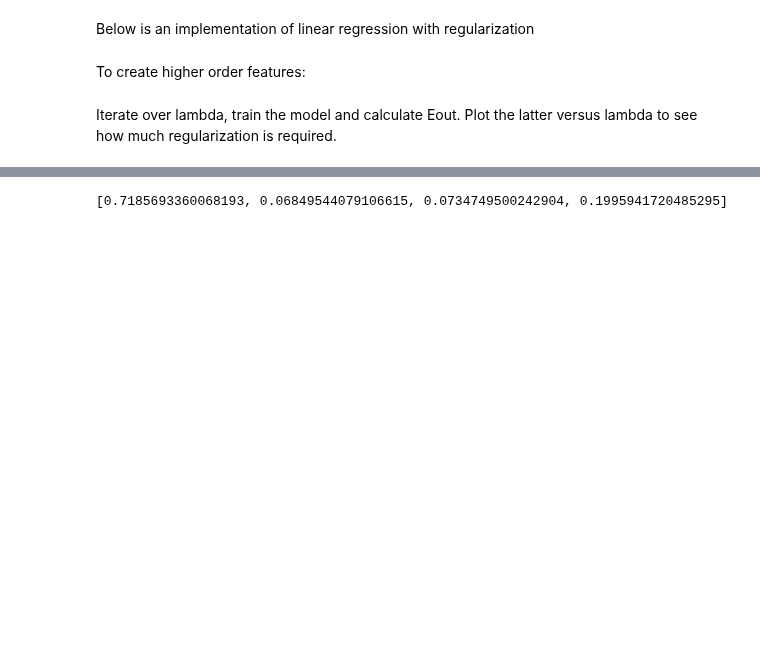
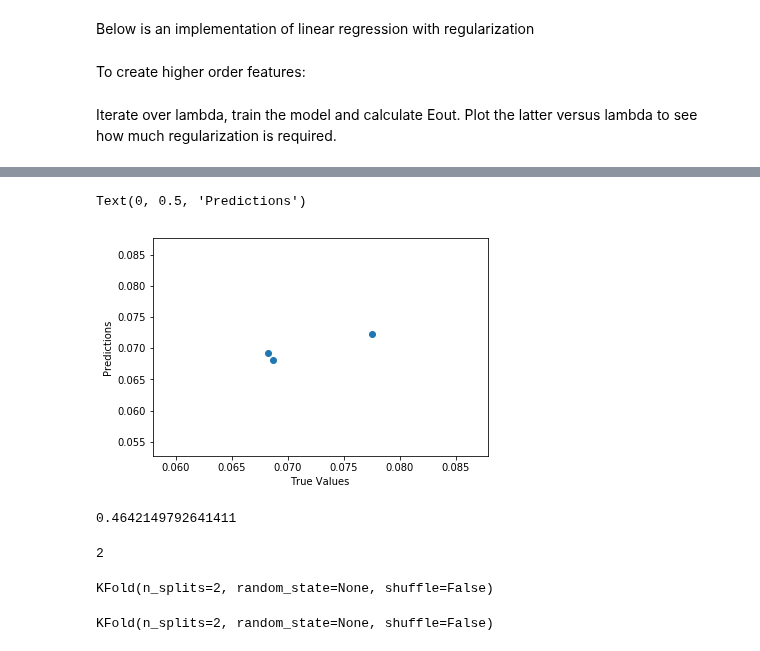
Before and after one commit to vipulpopat/MSCAI_Sem1_Etivity4, a Jupyter notebook: Etivity4_18203485CE6002.ipynb, the cells around one changed output, grey strips where cells are left out. Saved outputs shown, nothing was run; the diff lists cells and outputs as text; code cells hidden in the pictures; blank space fills up the shorter version.

```diff
--- a/Etivity4_18203485CE6002.ipynb
+++ b/Etivity4_18203485CE6002.ipynb
@@ -93,0 +119,12 @@ for l in lambdas:
+# %%
+plt.scatter(y_test, predictions)
+plt.xlabel('True Values')
+plt.ylabel('Predictions')
+# %% [output]
+Text(0, 0.5, 'Predictions')
+[figure, added]
+# %%
+linreg_score = model.score(X_test.reshape(-1,1), y_test)
+print(linreg_score)
+# %% [output]
+0.4642149792641411
@@ -94,4 +133,12 @@ for l in lambdas:
+# %%
+k_fold.get_n_splits(X)
+# %% [output]
+2
 # %%
-print(ein)
+print(k_fold)
 # %% [output]
-[0.7185693360068193, 0.06849544079106615, 0.0734749500242904, 0.1995941720485295]
+KFold(n_splits=2, random_state=None, shuffle=False)
+# %%
+KFold(n_splits=2, random_state=None, shuffle=False)
+# %% [output]
+KFold(n_splits=2, random_state=None, shuffle=False)
```
Also changed, not shown: parts of 33 cells of this notebook.
